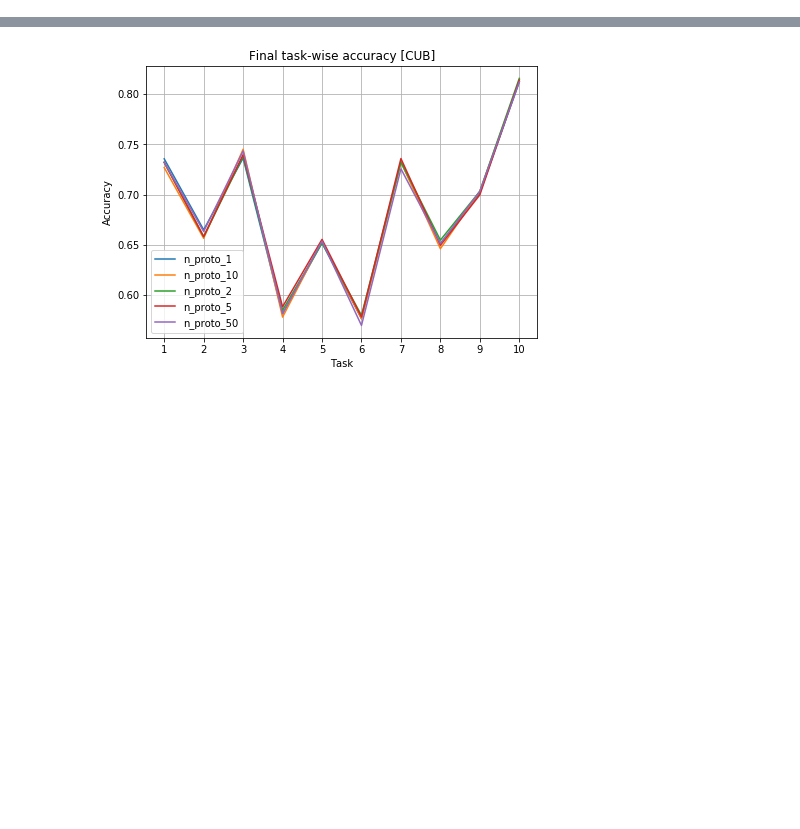
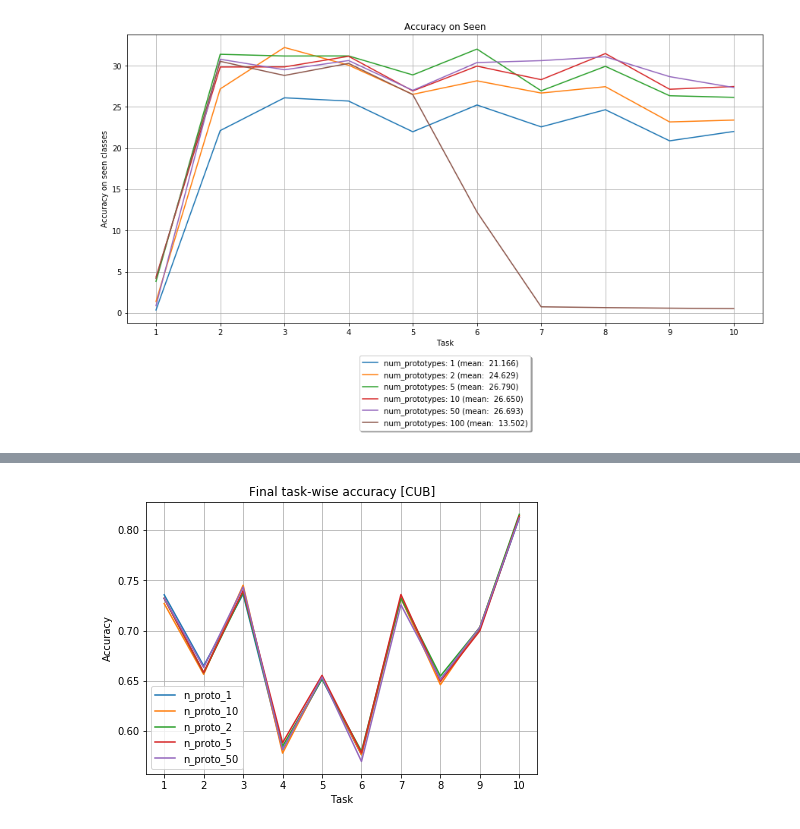
Before and after one commit to universome/class-norm, a Jupyter notebook: notebooks/visualization.ipynb, the cells around one changed output, grey strips where cells are left out. Cells and saved outputs as stored; diff of their text form; code cells hidden in the pictures; blank space fills up the shorter version.

```diff
--- a/notebooks/visualization.ipynb
+++ b/notebooks/visualization.ipynb
@@ -135,3 +131,21 @@ plt.grid()
+# %%
+plt.figure(figsize=(15, 7))
+plt.title('Accuracy on Seen')
+
+for method in methods:
+    values = [compute_seen_classes_acc_history(l, t, c, restrict_space=False) for l, t, c in zip(logits_histories[method], targets[method], class_splits[method])]
+    values_avg = np.array(values).mean(0) * 100
+    kwargs = {'lineStyle': '--'} if 'true' in method else {}
+    plt.plot(tasks, values_avg, label=f'{method} (mean: {values_avg.mean(): .3f})', **kwargs)
+
+plt.legend(loc='upper center', bbox_to_anchor=(0.5, -0.1), fancybox=True, shadow=True)
+# plt.legend()
+plt.xlabel('Task')
+plt.ylabel('Accuracy on seen classes')
+plt.xticks(tasks)
+plt.grid()
+# %% [output]
+[figure, added]
 # %%
 from matplotlib.colors import BASE_COLORS
 
```
Also changed, not shown: parts of 5 cells of this notebook, 5 other files.
